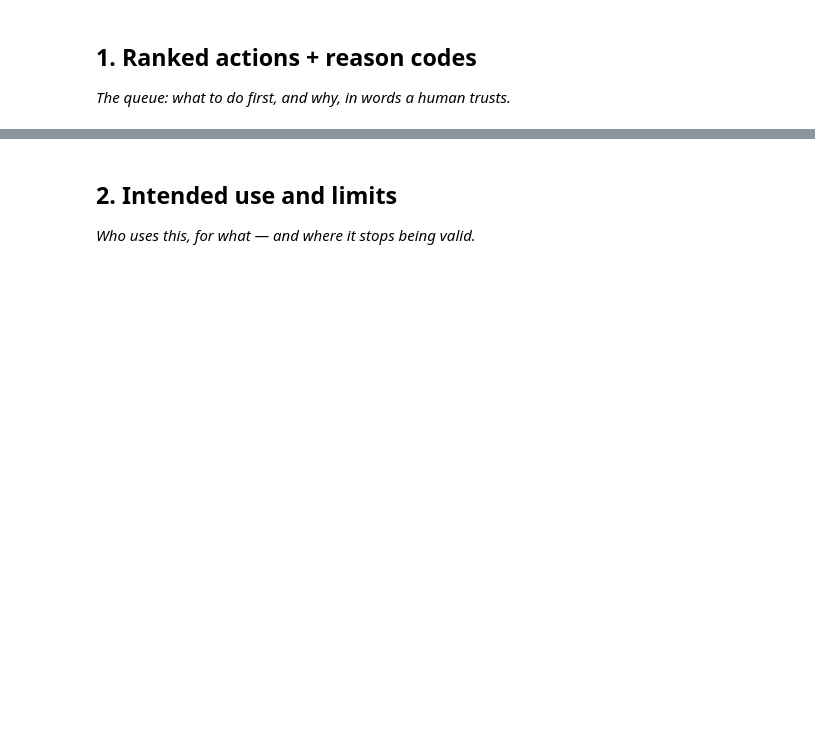
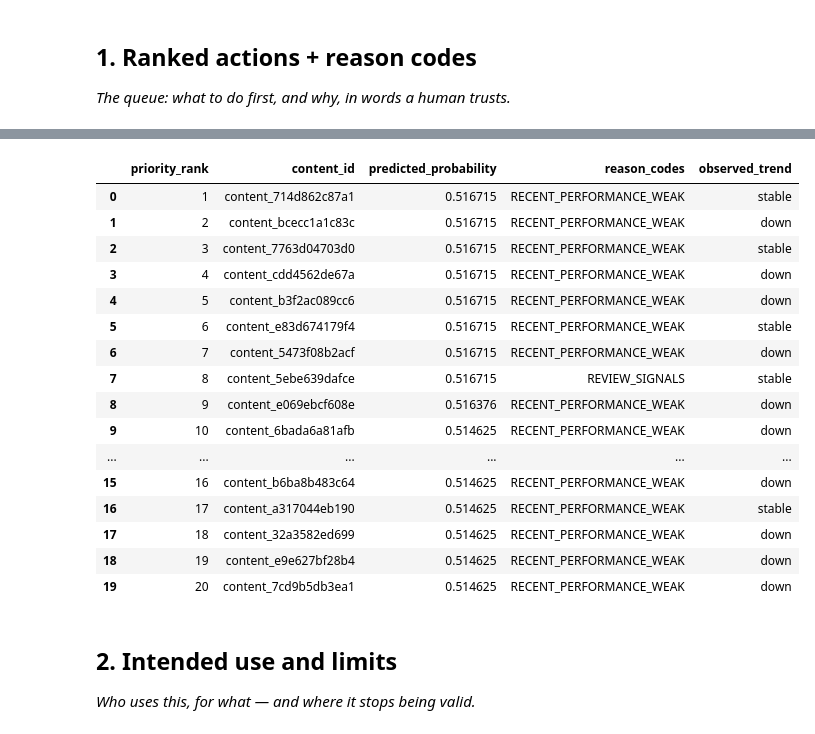
Before and after one commit to Nikita-Sudarshan/flyrank-ml-starter, a Jupyter notebook: work/notebooks/w07_action_playbook.ipynb, the cells around one changed output, grey strips where cells are left out. Saved outputs shown, nothing was run; the diff lists cells and outputs as text; code cells hidden in the pictures; blank space fills up the shorter version.

```diff
--- a/work/notebooks/w07_action_playbook.ipynb
+++ b/work/notebooks/w07_action_playbook.ipynb
@@ -6,0 +346,12 @@ This skeleton is yours to fill. Work the sections **in order** — each one has
+# %%
+
+y_prob = model.predict_proba(
+    X_test
+)[:, 1]
+
+y_pred = (y_prob >= 0.5).astype(int)
+
+print("Number of test predictions:", len(y_prob))
+print("Minimum probability:", round(y_prob.min(), 4))
+print("Maximum probability:", round(y_prob.max(), 4))
+print("Mean probability:", round(y_prob.mean(), 4))
@@ -10,0 +408,70 @@ This skeleton is yours to fill. Work the sections **in order** — each one has
+# %%
+
+
+action_queue = X_test.copy()
+
+# Add model score
+action_queue["predicted_probability"] = y_prob
+
+# Add observed outcome for evaluation
+action_queue["observed_trend"] = df.iloc[test_idx][
+    "trend_direction"
+].values
+
+# Generate human-readable reason codes
+def generate_reason_codes(row):
+    reasons = []
+
+    if row["predicted_probability"] >= 0.80:
+        reasons.append("DECLINE_RISK_HIGH")
+
+    if (
+        pd.notna(row["days_since_last_update"])
+        and row["days_since_last_update"] > 180
+    ):
+        reasons.append("CONTENT_STALE")
+
+    if (
+        pd.notna(row["impressions_last_30d"])
+        and pd.notna(row["impressions_prev_30d"])
+        and row["impressions_last_30d"]
+        < row["impressions_prev_30d"]
+    ):
+        reasons.append("RECENT_PERFORMANCE_WEAK")
+
+    if not reasons:
+        reasons.append("REVIEW_SIGNALS")
+
+    return ", ".join(reasons)
+
+
+action_queue["reason_codes"] = action_queue.apply(
+    generate_reason_codes,
+    axis=1
+)
+
+# Rank highest-risk pages first
+action_queue = action_queue.sort_values(
+    "predicted_probability",
+    ascending=False
+).reset_index(drop=True)
+
+action_queue["priority_rank"] = (
+    action_queue.index + 1
+)
+
+print("Action queue created.")
+print("Total pages:", len(action_queue))
+
+display(
+    action_queue[
+        [
+            "priority_rank",
+            "content_id",
+            "predicted_probability",
+            "reason_codes",
+            "observed_trend"
+        ]
+    ].head(20)
+)
+# %% [output]
@@ -11,3 +480,20 @@ This skeleton is yours to fill. Work the sections **in order** — each one has
+|  | priority_rank | content_id | predicted_probability | reason_codes | observed_trend |
+| 0 | 1 | content_714d862c87a1 | 0.516715 | RECENT_PERFORMANCE_WEAK | stable |
+| 1 | 2 | content_bcecc1a1c83c | 0.516715 | RECENT_PERFORMANCE_WEAK | down |
+| 2 | 3 | content_7763d04703d0 | 0.516715 | RECENT_PERFORMANCE_WEAK | stable |
+| 3 | 4 | content_cdd4562de67a | 0.516715 | RECENT_PERFORMANCE_WEAK | down |
+| 4 | 5 | content_b3f2ac089cc6 | 0.516715 | RECENT_PERFORMANCE_WEAK | down |
+| 5 | 6 | content_e83d674179f4 | 0.516715 | RECENT_PERFORMANCE_WEAK | stable |
+| 6 | 7 | content_5473f08b2acf | 0.516715 | RECENT_PERFORMANCE_WEAK | down |
+| 7 | 8 | content_5ebe639dafce | 0.516715 | REVIEW_SIGNALS | stable |
+| 8 | 9 | content_e069ebcf608e | 0.516376 | RECENT_PERFORMANCE_WEAK | down |
+| 9 | 10 | content_6bada6a81afb | 0.514625 | RECENT_PERFORMANCE_WEAK | down |
+| ... | ... | ... | ... | ... | ... |
+| 15 | 16 | content_b6ba8b483c64 | 0.514625 | RECENT_PERFORMANCE_WEAK | down |
+| 16 | 17 | content_a317044eb190 | 0.514625 | RECENT_PERFORMANCE_WEAK | stable |
+| 17 | 18 | content_32a3582ed699 | 0.514625 | RECENT_PERFORMANCE_WEAK | down |
+| 18 | 19 | content_e9e627bf28b4 | 0.514625 | RECENT_PERFORMANCE_WEAK | down |
+| 19 | 20 | content_7cd9b5db3ea1 | 0.514625 | RECENT_PERFORMANCE_WEAK | down |
 # %% [markdown]
 ## 2. Intended use and limits
 
```
Also changed, not shown: parts of 22 cells of this notebook.
